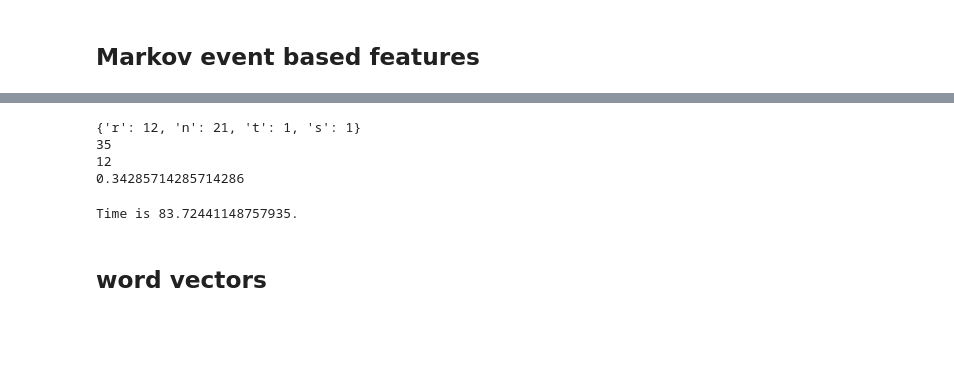
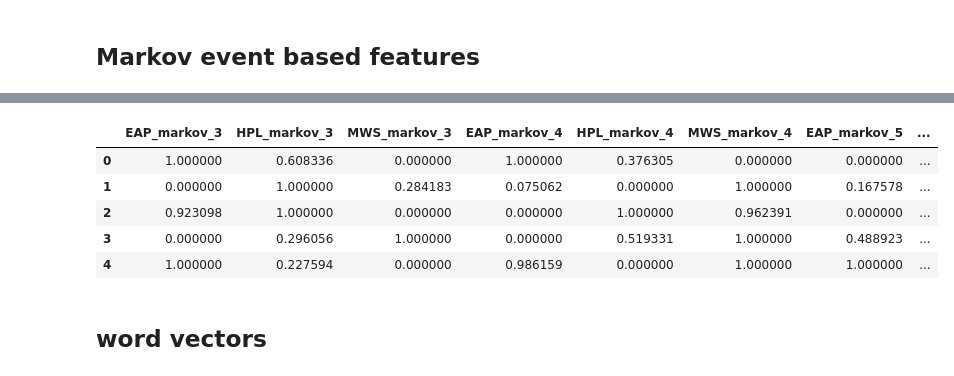
Before and after one commit to GuidoPaul/KaggleCompetitions, a Jupyter notebook: Spooky_Author_Identification/src/main3.ipynb, the cells around one changed output, grey strips where cells are left out. Saved outputs shown, nothing was run; the diff lists cells and outputs as text; code cells hidden in the pictures; blank space fills up the shorter version.

```diff
--- a/Spooky_Author_Identification/src/main3.ipynb
+++ b/Spooky_Author_Identification/src/main3.ipynb
@@ -536,12 +515,9 @@ scl = StandardScaler()
 scl_svdw_train = scl.fit_transform(svdw_train)
 scl_svdw_test = scl.transform(svdw_test)
 
-scl_svdw_train_df = pd.DataFrame(scl_svdw_train)
-scl_svdw_test_df = pd.DataFrame(scl_svdw_test)
-scl_svdw_train_df.columns = ['scl_svdw_' + str(i) for i in range(n_comp)]
-scl_svdw_test_df.columns = ['scl_svdw_' + str(i) for i in range(n_comp)]
-train = pd.concat([train, scl_svdw_train_df], axis=1)
-test = pd.concat([test, scl_svdw_test_df], axis=1)
+columns = ['scl_svdw_' + str(i) for i in range(n_comp)]
+train = pd.concat([train, pd.DataFrame(scl_svdw_train, index=train.index, columns=columns)], axis=1)
+test = pd.concat([test, pd.DataFrame(scl_svdw_test, index=test.index, columns=columns)], axis=1)
 
 end = time.time()
 print("Time is {}.".format(end - start))
@@ -565,12 +541,9 @@ scl = StandardScaler()
 scl_svdc_train = scl.fit_transform(svdc_train)
 scl_svdc_test = scl.transform(svdc_test)
 
-scl_svdc_train_df = pd.DataFrame(scl_svdc_train)
-scl_svdc_test_df = pd.DataFrame(scl_svdc_test)
-scl_svdc_train_df.columns = ['scl_svdc_' + str(i) for i in range(n_comp)]
-scl_svdc_test_df.columns = ['scl_svdc_' + str(i) for i in range(n_comp)]
-train = pd.concat([train, scl_svdc_train_df], axis=1)
-test = pd.concat([test, scl_svdc_test_df], axis=1)
+columns = ['scl_svdc_' + str(i) for i in range(n_comp)]
+train = pd.concat([train, pd.DataFrame(scl_svdc_train, index=train.index, columns=columns)], axis=1)
+test = pd.concat([test, pd.DataFrame(scl_svdc_test, index=test.index, columns=columns)], axis=1)
 
 end = time.time()
 print("Time is {}.".format(end - start))
@@ -736,27 +728,39 @@ Time is 10.47718095779419.
+# %%
+for order in range(3, 5):
+    select_elements = ['EAP_markov_' + str(order), 'HPL_markov_' + str(order), 'MWS_markov_' + str(order)]
+    tmp_train = train[select_elements]
+    tmp_test = test[select_elements]
+
+    train = train.drop(select_elements, axis=1)
+    test = test.drop(select_elements, axis=1)
+
+    # Min-max normalization (row)
+    tmp_train = tmp_train.apply(lambda x: (x - x.min()) / (x.max() - x.min()), axis=1)
+    tmp_test = tmp_test.apply(lambda x: (x - x.min()) / (x.max() - x.min()), axis=1)
+
+    train = pd.concat([train, tmp_train], axis=1)
+    test = pd.concat([test, tmp_test], axis=1)
+# %%
+markov_train = pd.DataFrame()
+for order in range(3, 5):
+    markov_train = pd.concat(
+    [
+        markov_train, train[['EAP_markov_' + str(order), 'HPL_markov_' + str(order), 'MWS_markov_' + str(order)]]
+    ],
+    axis=1)
+markov_train.head()
+# %% [output]
+|  | EAP_markov_3 | HPL_markov_3 | MWS_markov_3 | EAP_markov_4 | HPL_markov_4 | MWS_markov_4 | EAP_markov_5 | ... |
+| 0 | 1.000000 | 0.608336 | 0.000000 | 1.000000 | 0.376305 | 0.000000 | 0.000000 | ... |
+| 1 | 0.000000 | 1.000000 | 0.284183 | 0.075062 | 0.000000 | 1.000000 | 0.167578 | ... |
+| 2 | 0.923098 | 1.000000 | 0.000000 | 0.000000 | 1.000000 | 0.962391 | 0.000000 | ... |
+| 3 | 0.000000 | 0.296056 | 1.000000 | 0.000000 | 0.519331 | 1.000000 | 0.488923 | ... |
+| 4 | 1.000000 | 0.227594 | 0.000000 | 0.986159 | 0.000000 | 1.000000 | 1.000000 | ... |
 # %%
-print(eap_MM[('n', 'o', 'm', 'e')])
-print(sum([x for x in eap_MM[('n', 'o', 'm', 'e')].values()]))
-print(eap_MM[('n', 'o', 'm', 'e')]['r'])
-print(eap_MM[('n', 'o', 'm', 'e')]['r'] / sum([x for x in eap_MM[('n', 'o', 'm', 'e')].values()]))
+#print(eap_MM[('n', 'o', 'm', 'e')])
+#print(sum([x for x in eap_MM[('n', 'o', 'm', 'e')].values()]))
+#print(eap_MM[('n', 'o', 'm', 'e')]['r'])
+#print(eap_MM[('n', 'o', 'm', 'e')]['r'] / sum([x for x in eap_MM[('n', 'o', 'm', 'e')].values()]))
-# %% [output]
-{'r': 12, 'n': 21, 't': 1, 's': 1}
-35
-12
-0.34285714285714286
-# %%
-start = time.time()
-for dataset in full_data:
-    dataset['EAP_markov_' + str(order)] = dataset.apply(lambda raw: sent_to_prob(raw, 'eap', order), axis=1)
-    dataset['HPL_markov_' + str(order)] = dataset.apply(lambda raw: sent_to_prob(raw, 'hpl', order), axis=1)
-    dataset['MWS_markov_' + str(order)] = dataset.apply(lambda raw: sent_to_prob(raw, 'mws', order), axis=1)
-
-    del dataset['splited_char_list']
-
-train[['EAP_markov_' + str(order), 'HPL_markov_' + str(order), 'MWS_markov_' + str(order)]].head()
-end = time.time()
-print("Time is {}.".format(end - start))
-# %% [output]
-Time is 83.72441148757935.
 # %% [markdown]
 ## word vectors
 # %% [markdown]
```
Also changed, not shown: parts of 54 cells of this notebook.
